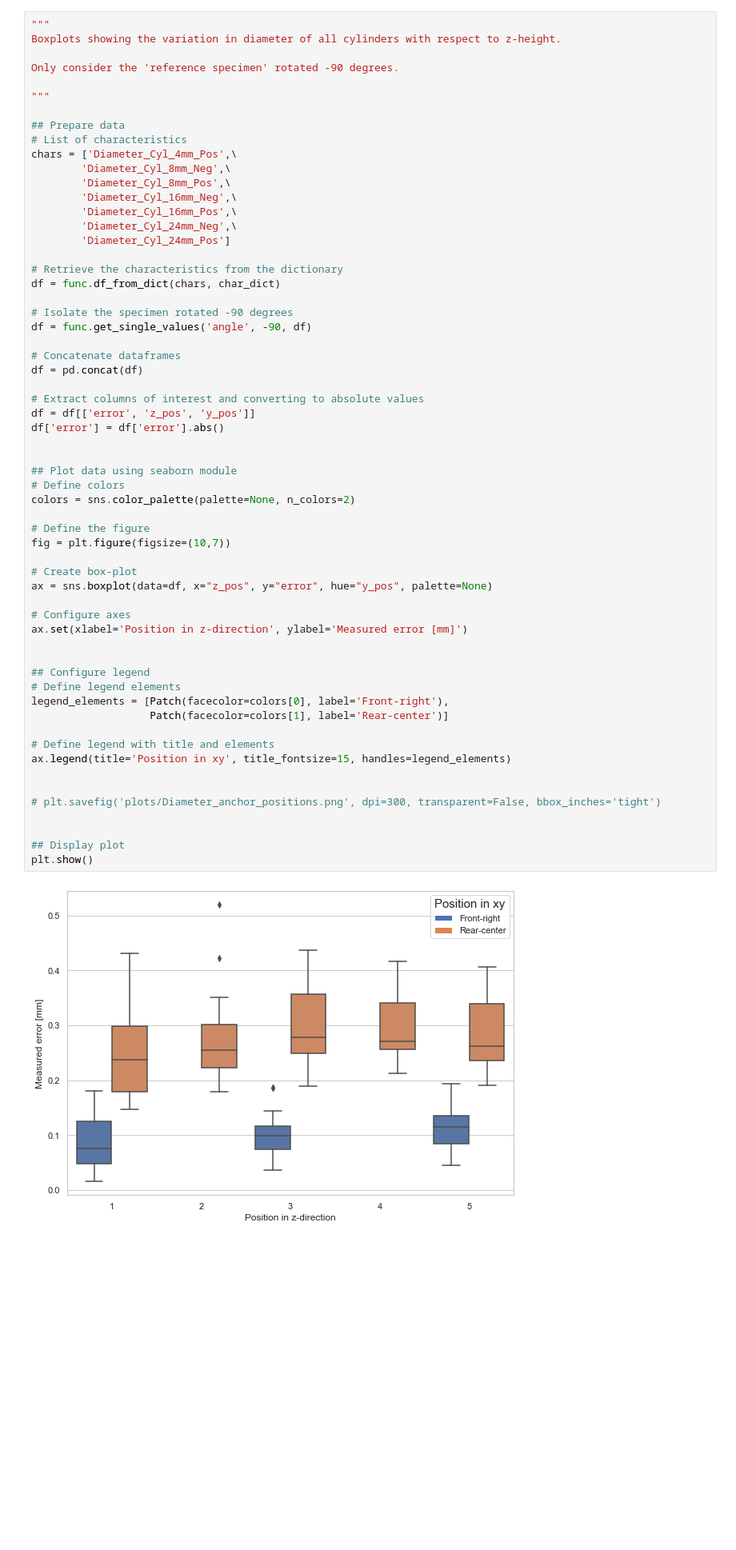
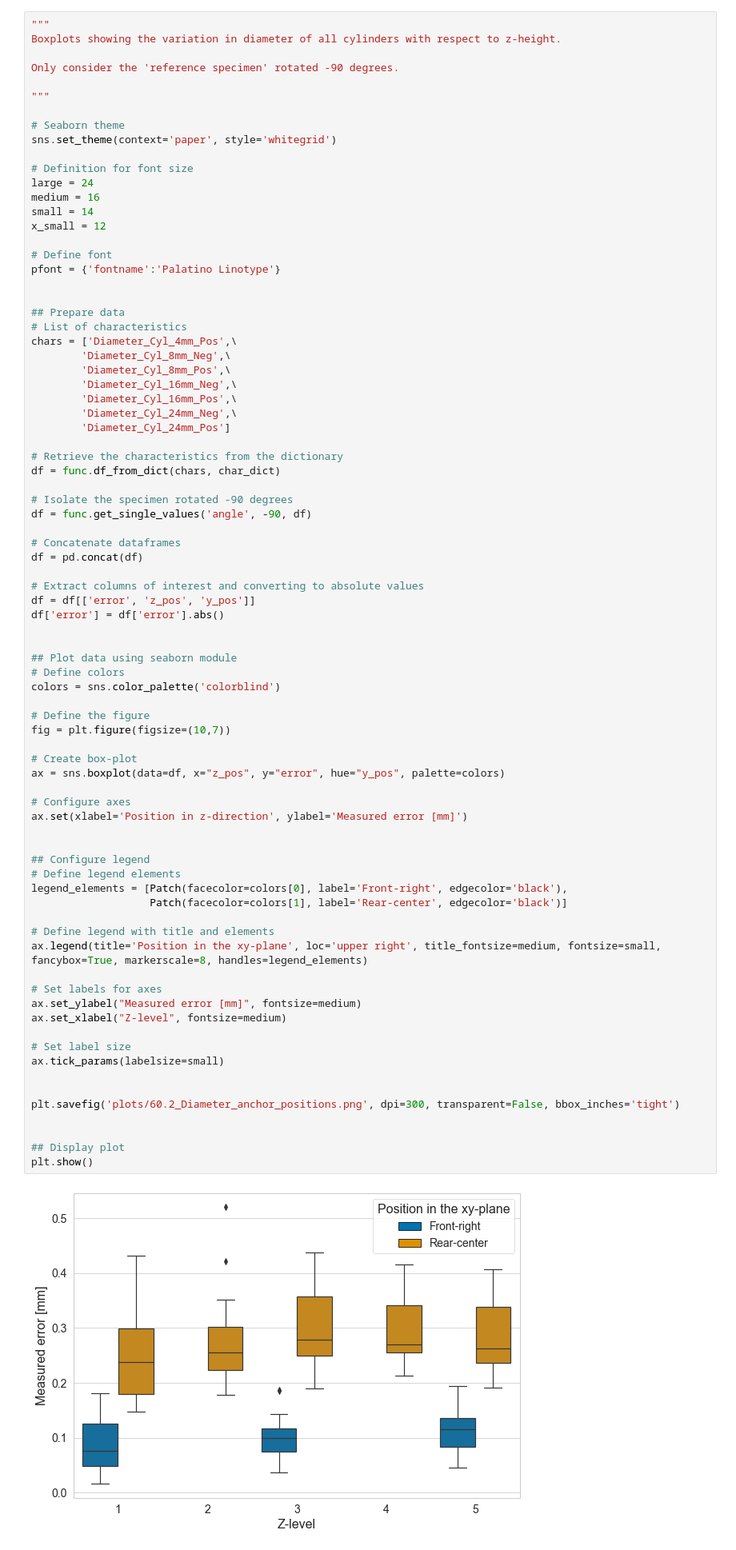
Before and after one commit to TheThorb/Leirmo_Exp1_Publication1, a Jupyter notebook: Z-direction_variations.ipynb, the cells around one changed output. Shown at 80% size. Drawn from its saved outputs; the diff is of its cells as text; blank space fills up the shorter version.

Commit message:
Analyze and plot
Performed some additional analysis and created plots for scientific paper.

```diff
--- a/Z-direction_variations.ipynb
+++ b/Z-direction_variations.ipynb
@@ -554,6 +554,19 @@ Boxplots showing the variation in diameter of all cylinders with respect to z-he
 Only consider the 'reference specimen' rotated -90 degrees.
 
 """
+
+# Seaborn theme
+sns.set_theme(context='paper', style='whitegrid')
+
+# Definition for font size
+large = 24
+medium = 16
+small = 14
+x_small = 12
+
+# Define font
+pfont = {'fontname':'Palatino Linotype'}
+
 
 ## Prepare data
 # List of characteristics
@@ -575,40 +588,47 @@ df = func.get_single_values('angle', -90, df)
 df = pd.concat(df)
 
 # Extract columns of interest and converting to absolute values
 df = df[['error', 'z_pos', 'y_pos']]
 df['error'] = df['error'].abs()
 
 
 ## Plot data using seaborn module
 # Define colors
-colors = sns.color_palette(palette=None, n_colors=2)
+colors = sns.color_palette('colorblind')
 
 # Define the figure
 fig = plt.figure(figsize=(10,7))
 
 # Create box-plot
-ax = sns.boxplot(data=df, x="z_pos", y="error", hue="y_pos", palette=None)
+ax = sns.boxplot(data=df, x="z_pos", y="error", hue="y_pos", palette=colors)
 
 # Configure axes
 ax.set(xlabel='Position in z-direction', ylabel='Measured error [mm]')
 
 
 ## Configure legend
 # Define legend elements
-legend_elements = [Patch(facecolor=colors[0], label='Front-right'),
-                   Patch(facecolor=colors[1], label='Rear-center')]
+legend_elements = [Patch(facecolor=colors[0], label='Front-right', edgecolor='black'),
+                   Patch(facecolor=colors[1], label='Rear-center', edgecolor='black')]
 
 # Define legend with title and elements
-ax.legend(title='Position in xy', title_fontsize=15, handles=legend_elements)
+ax.legend(title='Position in the xy-plane', loc='upper right', title_fontsize=medium, fontsize=small, fancybox=True, markerscale=8, handles=legend_elements)
+
+# Set labels for axes
+ax.set_ylabel("Measured error [mm]", fontsize=medium)
+ax.set_xlabel("Z-level", fontsize=medium)
+
+# Set label size
+ax.tick_params(labelsize=small)
 
 
-# plt.savefig('plots/Diameter_anchor_positions.png', dpi=300, transparent=False, bbox_inches='tight')
+plt.savefig('plots/60.2_Diameter_anchor_positions.png', dpi=300, transparent=False, bbox_inches='tight')
 
 
 ## Display plot
 plt.show()
 # %% [output]
-[figure, old version]
+[figure, new version]
 # %%
 """
 Conduct T-test between all combinations of z-layers.
```
Also changed, not shown: parts of 2 cells of this notebook, 4 other files.
